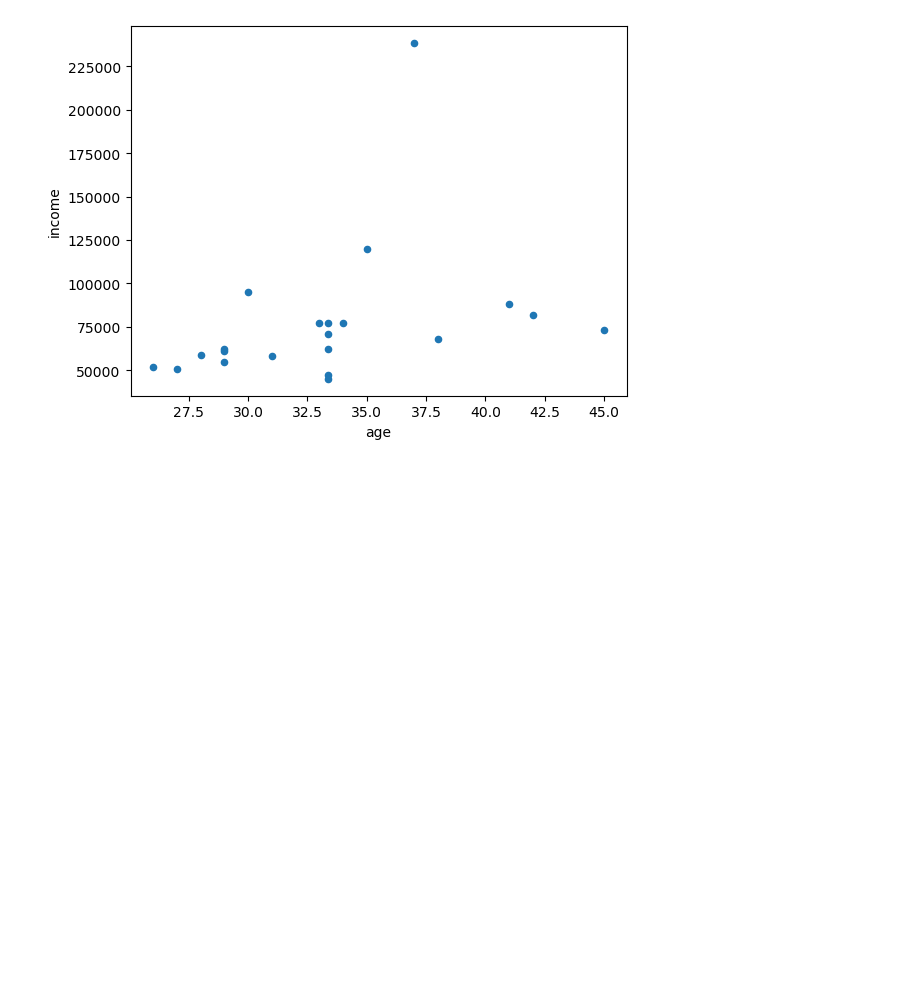
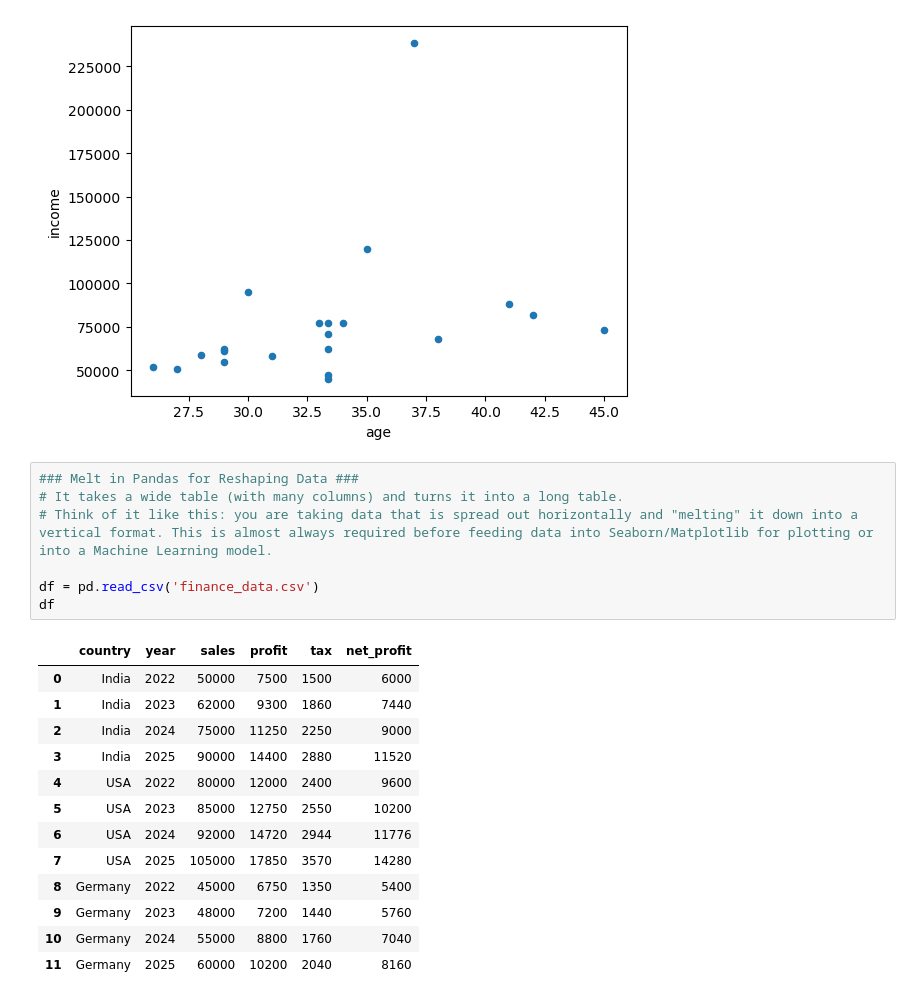
Before and after one commit to Sonu64/Prime_AI_ML, a Jupyter notebook: Module_13_Pandas_02/pandas_2.ipynb, the cells around one changed output. Cells and saved outputs as stored; diff of their text form; blank space fills up the shorter version.

```diff
--- a/Module_13_Pandas_02/pandas_2.ipynb
+++ b/Module_13_Pandas_02/pandas_2.ipynb
@@ -465,3 +465,24 @@ emp.plot(kind='scatter', x='age', y='income')
 # %% [output]
 <Axes: xlabel='age', ylabel='income'>
 [figure]
+# %%
+### Melt in Pandas for Reshaping Data ###
+# It takes a wide table (with many columns) and turns it into a long table.
+# Think of it like this: you are taking data that is spread out horizontally and "melting" it down into a vertical format. This is almost always required before feeding data into Seaborn/Matplotlib for plotting or into a Machine Learning model.
+
+df = pd.read_csv('finance_data.csv')
+df
+# %% [output]
+|  | country | year | sales | profit | tax | net_profit |
+| 0 | India | 2022 | 50000 | 7500 | 1500 | 6000 |
+| 1 | India | 2023 | 62000 | 9300 | 1860 | 7440 |
+| 2 | India | 2024 | 75000 | 11250 | 2250 | 9000 |
+| 3 | India | 2025 | 90000 | 14400 | 2880 | 11520 |
+| 4 | USA | 2022 | 80000 | 12000 | 2400 | 9600 |
+| 5 | USA | 2023 | 85000 | 12750 | 2550 | 10200 |
+| 6 | USA | 2024 | 92000 | 14720 | 2944 | 11776 |
+| 7 | USA | 2025 | 105000 | 17850 | 3570 | 14280 |
+| 8 | Germany | 2022 | 45000 | 6750 | 1350 | 5400 |
+| 9 | Germany | 2023 | 48000 | 7200 | 1440 | 5760 |
+| 10 | Germany | 2024 | 55000 | 8800 | 1760 | 7040 |
+| 11 | Germany | 2025 | 60000 | 10200 | 2040 | 8160 |
```
Also changed, not shown: parts of 9 cells of this notebook, 1 other file.
